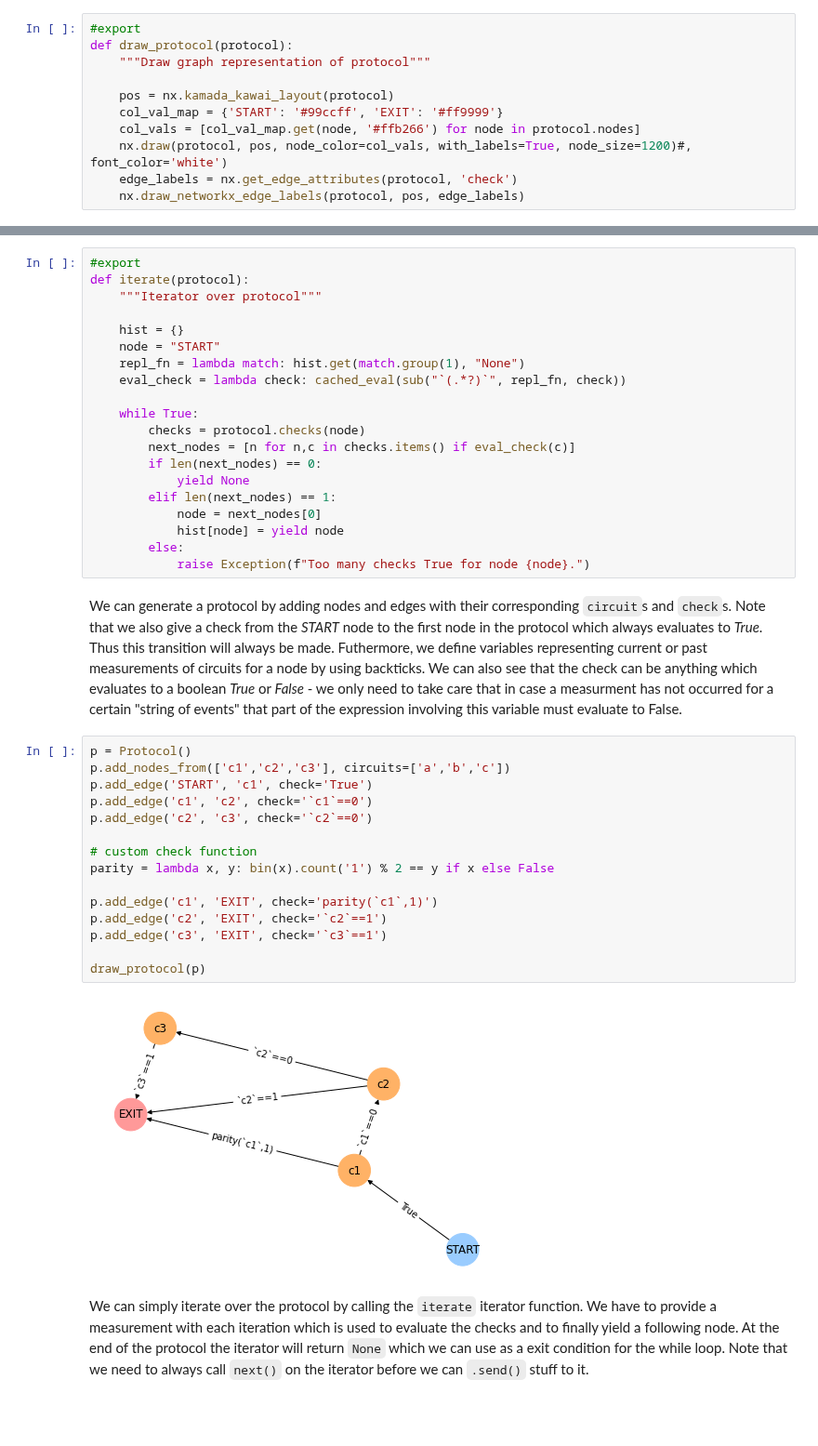
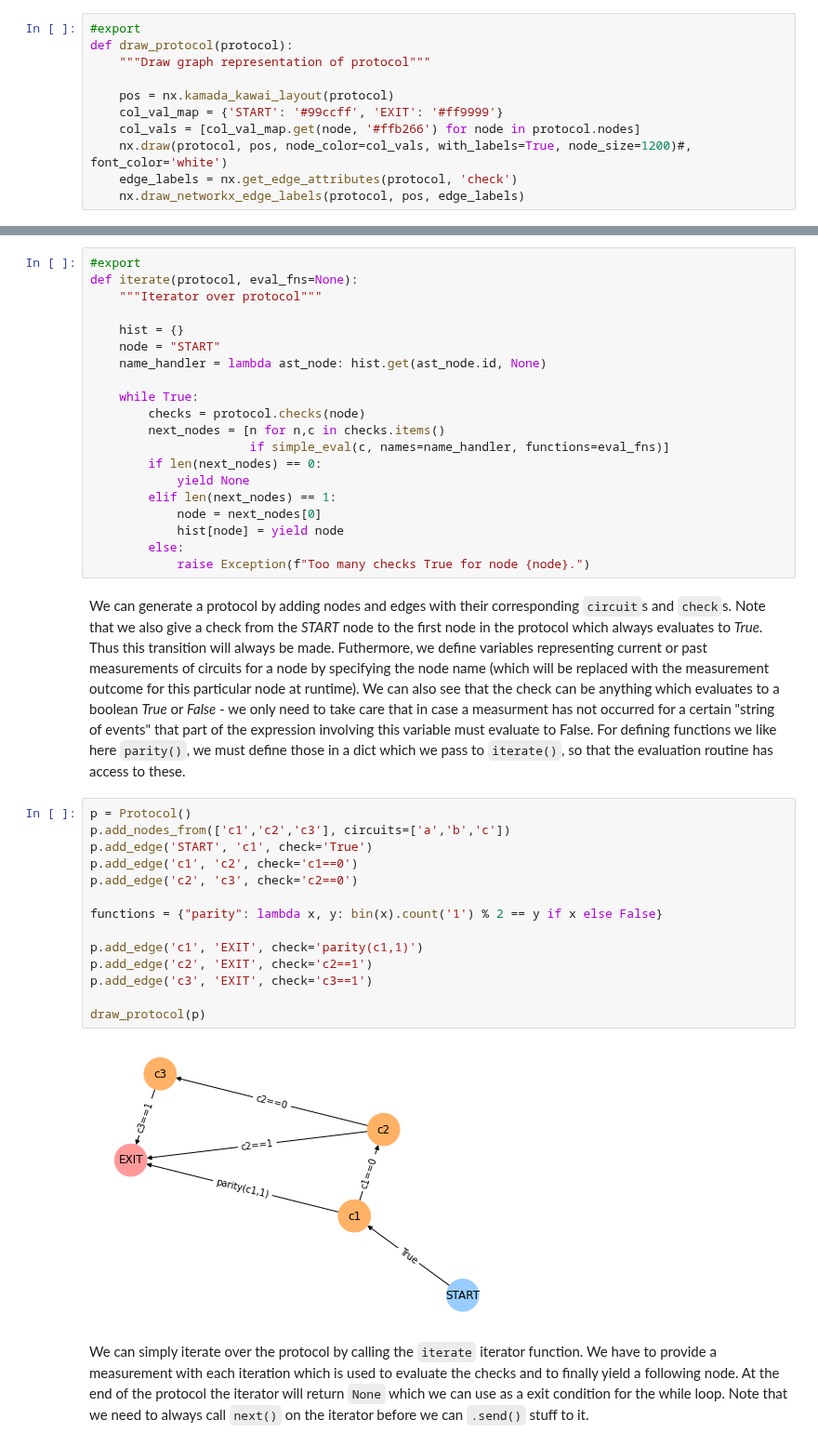
Before and after one commit to dpwinter/qsample, a Jupyter notebook: 02_protocol.ipynb, the cells around one changed output, grey strips where cells are left out. Shown at 93% size. Saved outputs shown, nothing was run; the diff lists cells and outputs as text; blank space fills up the shorter version.

Commit message:
Replaced eval with simpleeval

```diff
--- a/02_protocol.ipynb
+++ b/02_protocol.ipynb
@@ -66,16 +61,16 @@ def cached_eval(eval_str):
 # %%
 #export
-def iterate(protocol):
+def iterate(protocol, eval_fns=None):
     """Iterator over protocol"""
 
     hist = {}
     node = "START"
-    repl_fn = lambda match: hist.get(match.group(1), "None")
-    eval_check = lambda check: cached_eval(sub("`(.*?)`", repl_fn, check))
+    name_handler = lambda ast_node: hist.get(ast_node.id, None)
 
     while True:
         checks = protocol.checks(node)
-        next_nodes = [n for n,c in checks.items() if eval_check(c)]
+        next_nodes = [n for n,c in checks.items()
+                      if simple_eval(c, names=name_handler, functions=eval_fns)]
         if len(next_nodes) == 0:
             yield None
         elif len(next_nodes) == 1:
@@ -84,24 +79,23 @@ def iterate(protocol):
         else:
             raise Exception(f"Too many checks True for node {node}.")
 # %% [markdown]
-We can generate a protocol by adding nodes and edges with their corresponding `circuit`s and `check`s. Note that we also give a check from the *START* node to the first node in the protocol which always evaluates to *True*. Thus this transition will always be made. Futhermore, we define variables representing current or past measurements of circuits for a node by using backticks. We can also see that the check can be anything which evaluates to a boolean *True* or *False* - we only need to take care that in case a measurment has not occurred for a certain "string of events" that part of the expression involving this variable must evaluate to False.
+We can generate a protocol by adding nodes and edges with their corresponding `circuit`s and `check`s. Note that we also give a check from the *START* node to the first node in the protocol which always evaluates to *True*. Thus this transition will always be made. Futhermore, we define variables representing current or past measurements of circuits for a node by specifying the node name (which will be replaced with the measurement outcome for this particular node at runtime). We can also see that the check can be anything which evaluates to a boolean *True* or *False* - we only need to take care that in case a measurment has not occurred for a certain "string of events" that part of the expression involving this variable must evaluate to False. For defining functions we like here `parity()`, we must define those in a dict which we pass to `iterate()`, so that the evaluation routine has access to these.
 # %%
 p = Protocol()
 p.add_nodes_from(['c1','c2','c3'], circuits=['a','b','c'])
 p.add_edge('START', 'c1', check='True')
-p.add_edge('c1', 'c2', check='`c1`==0')
-p.add_edge('c2', 'c3', check='`c2`==0')
+p.add_edge('c1', 'c2', check='c1==0')
+p.add_edge('c2', 'c3', check='c2==0')
 
-# custom check function
-parity = lambda x, y: bin(x).count('1') % 2 == y if x else False
+functions = {"parity": lambda x, y: bin(x).count('1') % 2 == y if x else False}
 
-p.add_edge('c1', 'EXIT', check='parity(`c1`,1)')
-p.add_edge('c2', 'EXIT', check='`c2`==1')
-p.add_edge('c3', 'EXIT', check='`c3`==1')
+p.add_edge('c1', 'EXIT', check='parity(c1,1)')
+p.add_edge('c2', 'EXIT', check='c2==1')
+p.add_edge('c3', 'EXIT', check='c3==1')
 
 draw_protocol(p)
 # %% [output]
-[figure, old version]
+[figure, new version]
 # %% [markdown]
 We can simply iterate over the protocol by calling the `iterate` iterator function. We have to provide a measurement with each iteration which is used to evaluate the checks and to finally yield a following node. At the end of the protocol the iterator will return `None` which we can use as a exit condition for the while loop. Note that we need to always call `next()` on the iterator before we can `.send()` stuff to it.
 # %%
```
Also changed, not shown: parts of 3 cells of this notebook, 15 other files.
